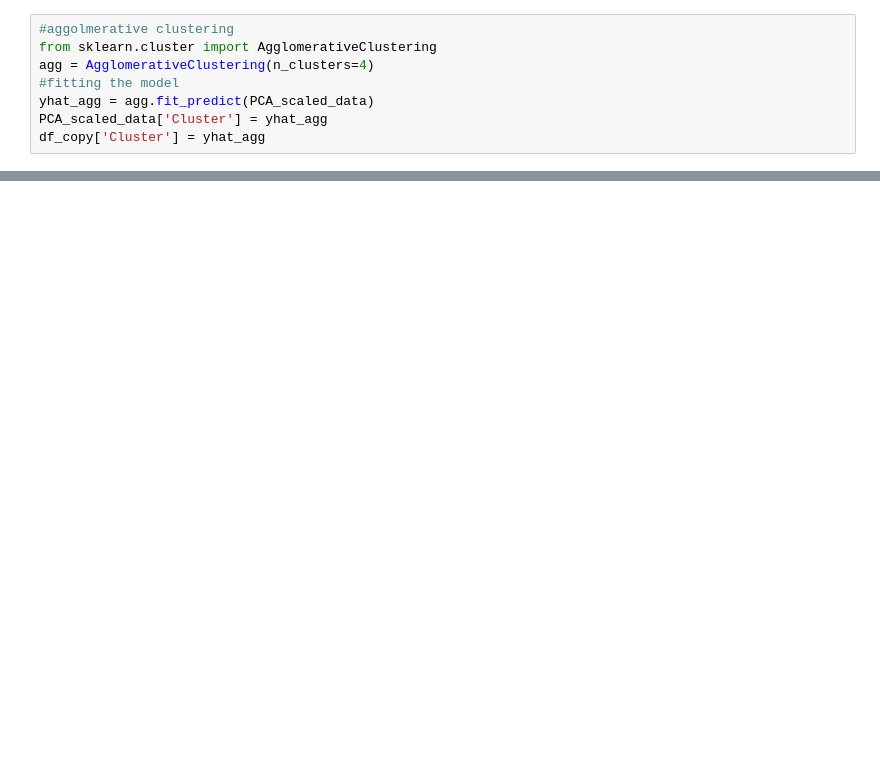
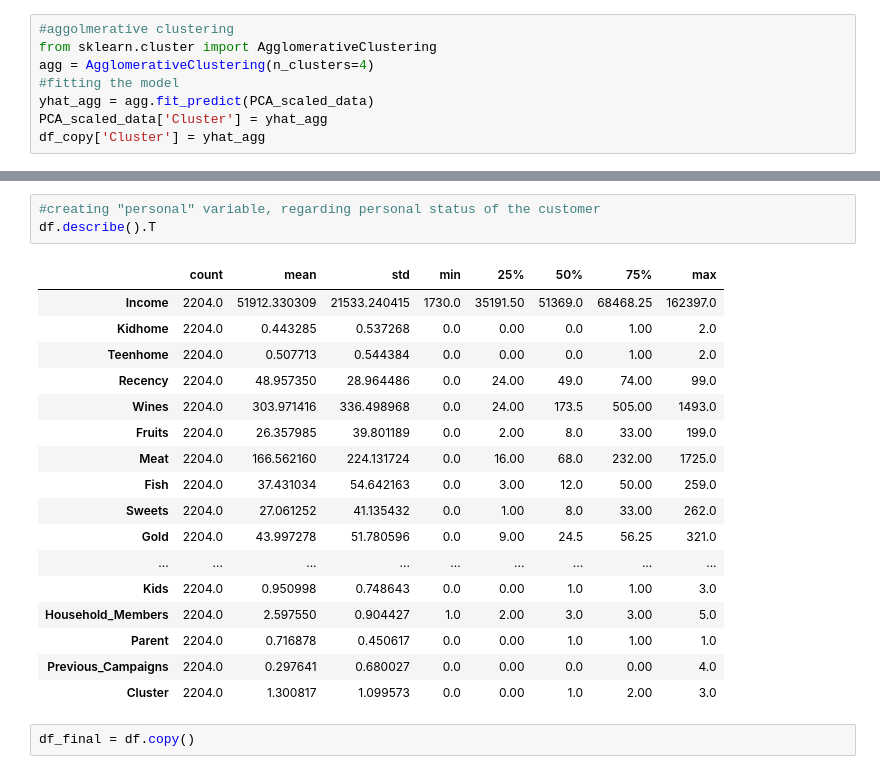
Before and after one commit to mynamescheff/customer_pref, a Jupyter notebook: personality_eda.ipynb, the cells around one changed output, grey strips where cells are left out. Drawn from its saved outputs; the diff is of its cells as text; blank space fills up the shorter version.

```diff
--- a/personality_eda.ipynb
+++ b/personality_eda.ipynb
@@ -445,0 +465,23 @@ plt.show()
+# %%
+#creating "personal" variable, regarding personal status of the customer
+df.describe().T
+# %% [output]
+|  | count | mean | std | min | 25% | 50% | 75% | max |
+| Income | 2204.0 | 51912.330309 | 21533.240415 | 1730.0 | 35191.50 | 51369.0 | 68468.25 | 162397.0 |
+| Kidhome | 2204.0 | 0.443285 | 0.537268 | 0.0 | 0.00 | 0.0 | 1.00 | 2.0 |
+| Teenhome | 2204.0 | 0.507713 | 0.544384 | 0.0 | 0.00 | 0.0 | 1.00 | 2.0 |
+| Recency | 2204.0 | 48.957350 | 28.964486 | 0.0 | 24.00 | 49.0 | 74.00 | 99.0 |
+| Wines | 2204.0 | 303.971416 | 336.498968 | 0.0 | 24.00 | 173.5 | 505.00 | 1493.0 |
+| Fruits | 2204.0 | 26.357985 | 39.801189 | 0.0 | 2.00 | 8.0 | 33.00 | 199.0 |
+| Meat | 2204.0 | 166.562160 | 224.131724 | 0.0 | 16.00 | 68.0 | 232.00 | 1725.0 |
+| Fish | 2204.0 | 37.431034 | 54.642163 | 0.0 | 3.00 | 12.0 | 50.00 | 259.0 |
+| Sweets | 2204.0 | 27.061252 | 41.135432 | 0.0 | 1.00 | 8.0 | 33.00 | 262.0 |
+| Gold | 2204.0 | 43.997278 | 51.780596 | 0.0 | 9.00 | 24.5 | 56.25 | 321.0 |
+| ... | ... | ... | ... | ... | ... | ... | ... | ... |
+| Kids | 2204.0 | 0.950998 | 0.748643 | 0.0 | 0.00 | 1.0 | 1.00 | 3.0 |
+| Household_Members | 2204.0 | 2.597550 | 0.904427 | 1.0 | 2.00 | 3.0 | 3.00 | 5.0 |
+| Parent | 2204.0 | 0.716878 | 0.450617 | 0.0 | 0.00 | 1.0 | 1.00 | 1.0 |
+| Previous_Campaigns | 2204.0 | 0.297641 | 0.680027 | 0.0 | 0.00 | 0.0 | 0.00 | 4.0 |
+| Cluster | 2204.0 | 1.300817 | 1.099573 | 0.0 | 0.00 | 1.0 | 2.00 | 3.0 |
+# %%
+df_final = df.copy()
```
Also changed, not shown: parts of 17 cells of this notebook.
